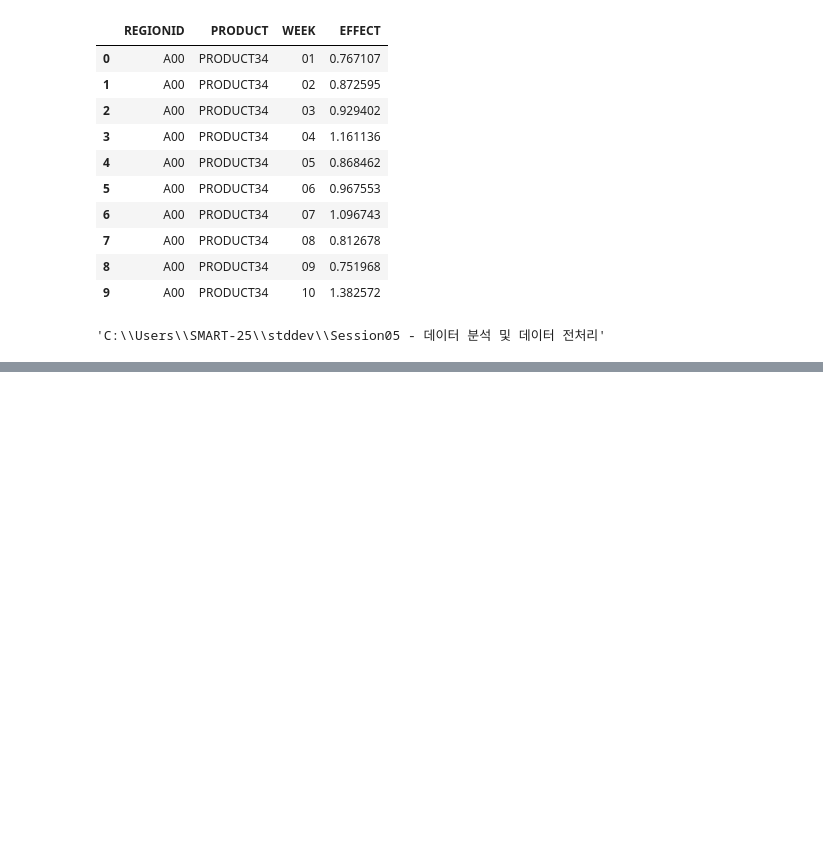
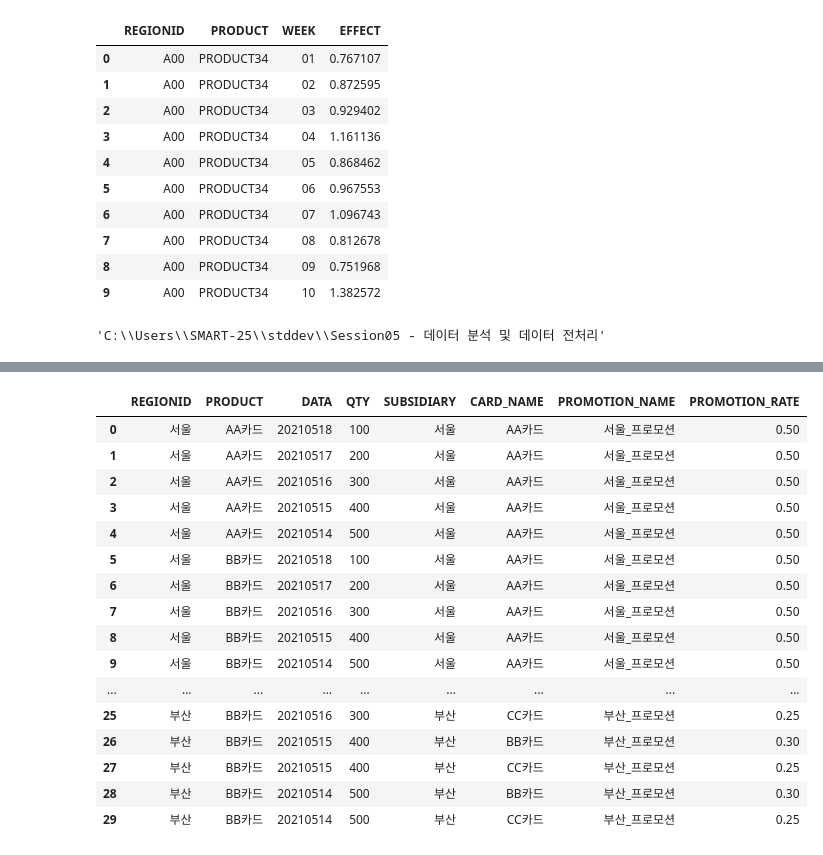
Before and after one commit to leekyungryul/Python, a Jupyter notebook: Session05 - 데이터 분석 및 데이터 전처리/프로젝트실습(전체).ipynb, the cells around one changed output, grey strips where cells are left out. Drawn from its saved outputs; the diff is of its cells as text; code cells hidden in the pictures; blank space fills up the shorter version.

```diff
--- a/Session05 - 데이터 분석 및 데이터 전처리/프로젝트실습(전체).ipynb
+++ b/Session05 - 데이터 분석 및 데이터 전처리/프로젝트실습(전체).ipynb
@@ -354,0 +648,2 @@ pwd
+# %%
+data4.PRODUCT = "BB카드"
@@ -354,0 +659,3 @@ pwd
+# %%
+# sql에 유니온하고 동일하다
+mergedData = data1.append(data2).append(data3).append(data4)
@@ -354,0 +664,8 @@ pwd
+# %%
+promotionColumns = ['SUBSIDIARY','CARD_NAME','PROMOTION_NAME',"PROMOTION_RATE"]
+# %%
+promotionData = pd.DataFrame([
+    ["서울", "AA카드","서울_프로모션",0.5],
+    ["부산", "BB카드","부산_프로모션",0.3],
+    ["부산", "CC카드","부산_프로모션",0.25],
+], columns = promotionColumns)
@@ -354,0 +699,24 @@ pwd
+# %%
+pd.merge(left=mergedData,
+        right=promotionData,
+        left_on="REGIONID",
+        right_on="SUBSIDIARY",
+        how="left")
+# %% [output]
+|  | REGIONID | PRODUCT | DATA | QTY | SUBSIDIARY | CARD_NAME | PROMOTION_NAME | PROMOTION_RATE |
+| 0 | 서울 | AA카드 | 20210518 | 100 | 서울 | AA카드 | 서울_프로모션 | 0.50 |
+| 1 | 서울 | AA카드 | 20210517 | 200 | 서울 | AA카드 | 서울_프로모션 | 0.50 |
+| 2 | 서울 | AA카드 | 20210516 | 300 | 서울 | AA카드 | 서울_프로모션 | 0.50 |
+| 3 | 서울 | AA카드 | 20210515 | 400 | 서울 | AA카드 | 서울_프로모션 | 0.50 |
+| 4 | 서울 | AA카드 | 20210514 | 500 | 서울 | AA카드 | 서울_프로모션 | 0.50 |
+| 5 | 서울 | BB카드 | 20210518 | 100 | 서울 | AA카드 | 서울_프로모션 | 0.50 |
+| 6 | 서울 | BB카드 | 20210517 | 200 | 서울 | AA카드 | 서울_프로모션 | 0.50 |
+| 7 | 서울 | BB카드 | 20210516 | 300 | 서울 | AA카드 | 서울_프로모션 | 0.50 |
+| 8 | 서울 | BB카드 | 20210515 | 400 | 서울 | AA카드 | 서울_프로모션 | 0.50 |
+| 9 | 서울 | BB카드 | 20210514 | 500 | 서울 | AA카드 | 서울_프로모션 | 0.50 |
+| ... | ... | ... | ... | ... | ... | ... | ... | ... |
+| 25 | 부산 | BB카드 | 20210516 | 300 | 부산 | CC카드 | 부산_프로모션 | 0.25 |
+| 26 | 부산 | BB카드 | 20210515 | 400 | 부산 | BB카드 | 부산_프로모션 | 0.30 |
+| 27 | 부산 | BB카드 | 20210515 | 400 | 부산 | CC카드 | 부산_프로모션 | 0.25 |
+| 28 | 부산 | BB카드 | 20210514 | 500 | 부산 | BB카드 | 부산_프로모션 | 0.30 |
+| 29 | 부산 | BB카드 | 20210514 | 500 | 부산 | CC카드 | 부산_프로모션 | 0.25 |
```
Also changed, not shown: parts of 47 cells of this notebook, 5 other files.
